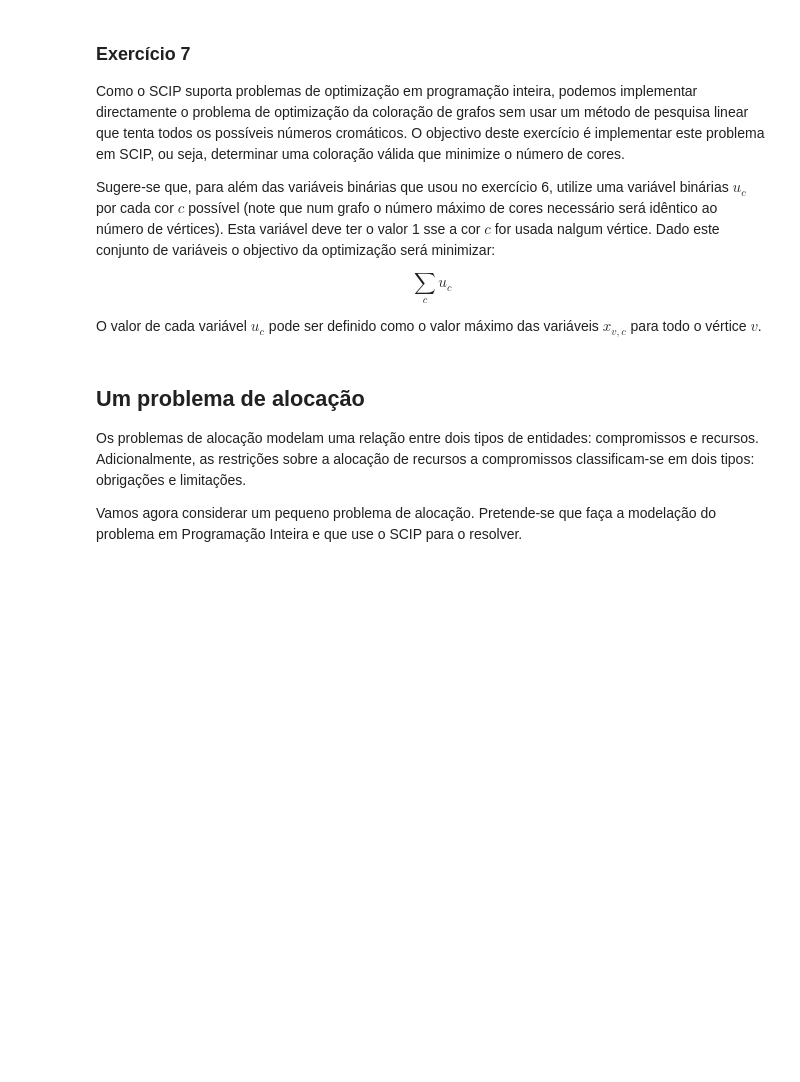
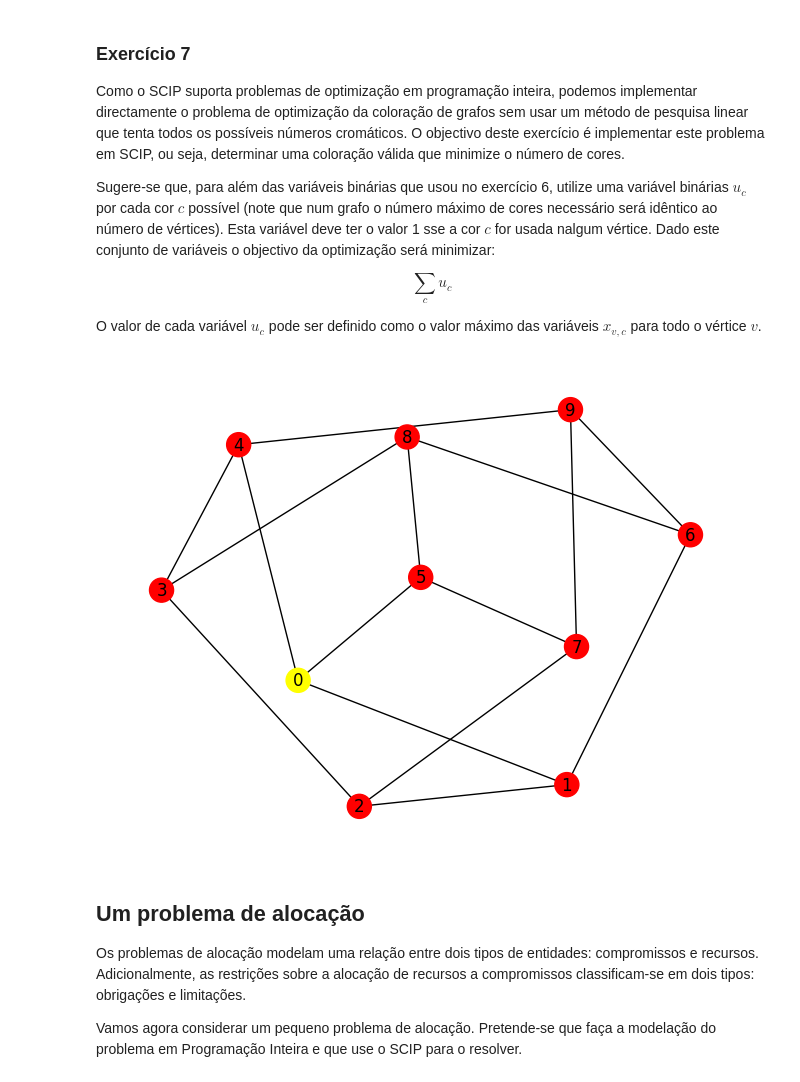
Before and after one commit to monizyzz/University, a Jupyter notebook: 3-year/Computational Logic/Ficha_2.ipynb, the cells around one changed output. Saved outputs shown, nothing was run; the diff lists cells and outputs as text; code cells hidden in the pictures; blank space fills up the shorter version.

```diff
--- a/3-year/Computational Logic/Ficha_2.ipynb
+++ b/3-year/Computational Logic/Ficha_2.ipynb
@@ -167,10 +228,49 @@ $$
 O valor de cada variável $u_c$ pode ser definido como o valor máximo das variáveis $x_{v,c}$ para todo o vértice $v$.
 # %%
 def ip_find_optimal_coloring(graph):
-    # completar
+    N = graph.number_of_nodes()
+    kmax = N
+    solver = pywraplp.Solver.CreateSolver('SCIP')
 
-assert ip_find_optimal_coloring(petersen) == 3
+    x = {}
+    for v in range(N):
+        for c in range(kmax):
+            x[v,c] = solver.IntVar(0, 1, f"x[{v},{c}]")
+
+    u = {}
+    for c in range(N):
+        for c in range(kmax):
+            x[c] = solver.IntVar(0, 1, f"x[{c}]")
+
+    for (o,d) in graph.edges:
+        for c in range(kmax):
+            solver.Add(solver.Sum([x[o,c], x[d,c]]) <= 1)
+
+    for v in range(N):
+         solver.Add(solver.Sum([x[v,c] for c in range(kmax)]) == 1)
+
+
+    solver.Minimize(solver.Sum([u[c] for c in range(kmax)]))
+    status = solver.Solve()
+
+    if status == pywraplp.Solver.INFEASIBLE:
+        print("Not possible.")
+        return False
+
+    for v in range(N):
+        graph.nodes[v]['color'] = get_color(x, v, kmax)
+
+    k = 0
+    for c in range(kmax):
+        k += u[c].solution_value()
+
+    return k
+
+#print(f" > Cromatic number is: {ip_find_optimal_coloring(petersen) == 3}")
+#assert ip_find_optimal_coloring(petersen) == 3
 draw_with_colors(petersen)
+# %% [output]
+[figure, added]
 # %% [markdown]
 ## Um problema de alocação
 
```
Also changed, not shown: parts of 18 cells of this notebook, 1 other file.
